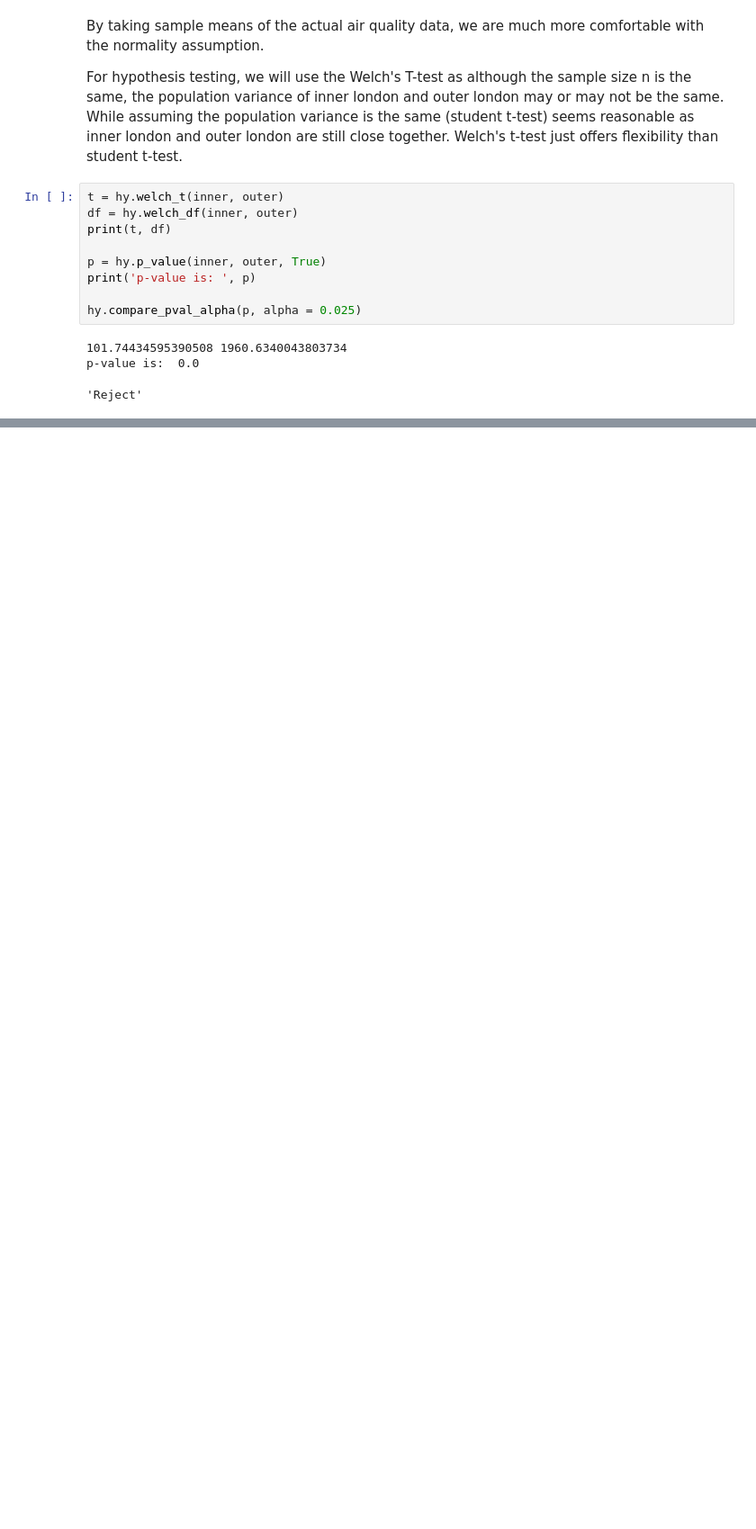
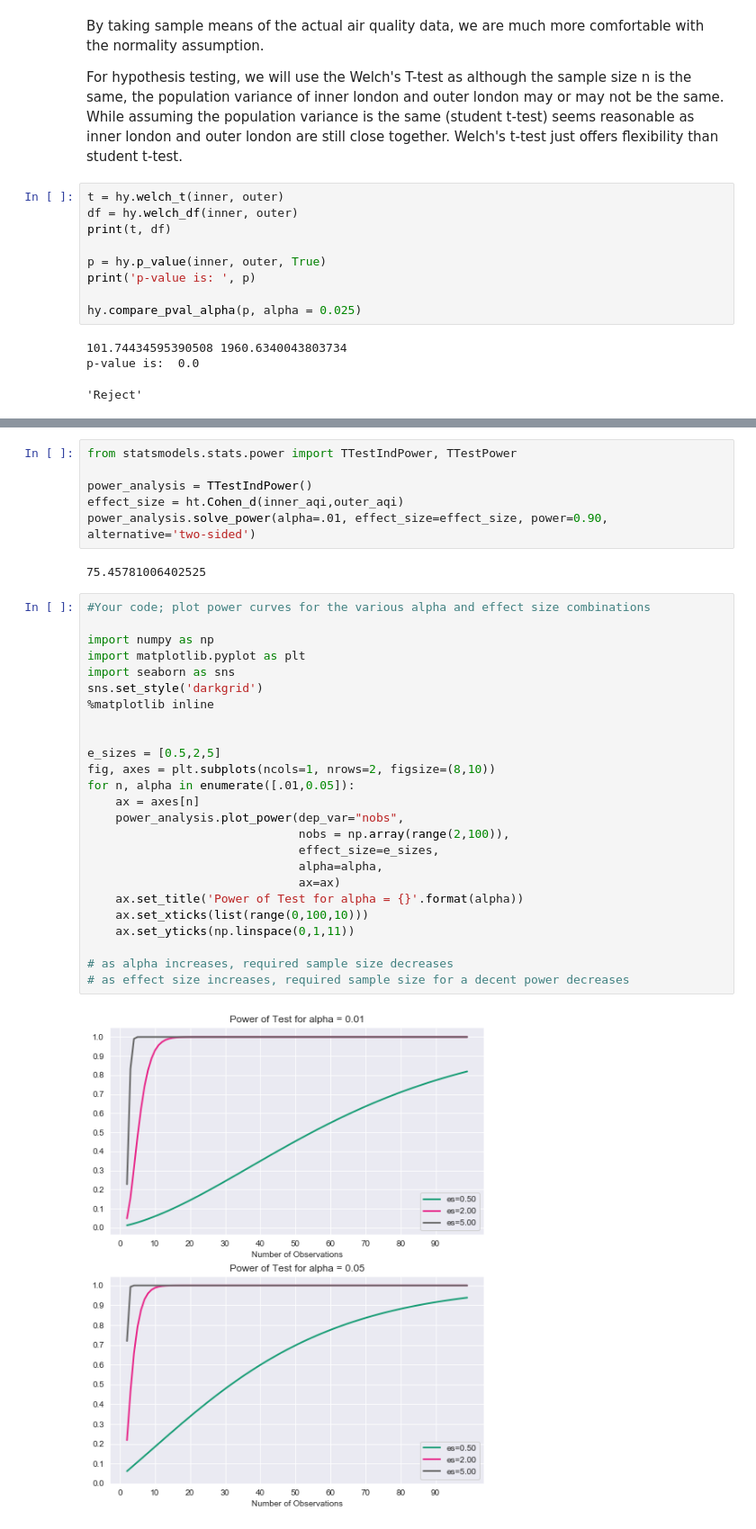
Before and after one commit to tinacliu/mod3_project, a Jupyter notebook: Hyp 1 and 4.ipynb, the cells around one changed output, grey strips where cells are left out. Shown at 90% size. Saved outputs shown, nothing was run; the diff lists cells and outputs as text; blank space fills up the shorter version.

Commit message:
turned group hypothesis test into function and calculated eff size and power

```diff
--- a/Hyp 1 and 4.ipynb
+++ b/Hyp 1 and 4.ipynb
@@ -102,0 +114,35 @@ Ttest_indResult(statistic=-142.68510676092848, pvalue=0.0)
+# %%
+from statsmodels.stats.power import TTestIndPower, TTestPower
+
+power_analysis = TTestIndPower()
+effect_size = ht.Cohen_d(inner_aqi,outer_aqi)
+power_analysis.solve_power(alpha=.01, effect_size=effect_size, power=0.90, alternative='two-sided')
+# %% [output]
+75.45781006402525
+# %%
+#Your code; plot power curves for the various alpha and effect size combinations
+
+import numpy as np
+import matplotlib.pyplot as plt
+import seaborn as sns
+sns.set_style('darkgrid')
+%matplotlib inline
+
+
+e_sizes = [0.5,2,5]
+fig, axes = plt.subplots(ncols=1, nrows=2, figsize=(8,10))
+for n, alpha in enumerate([.01,0.05]):
+    ax = axes[n]
+    power_analysis.plot_power(dep_var="nobs",
+                              nobs = np.array(range(2,100)),
+                              effect_size=e_sizes,
+                              alpha=alpha,
+                              ax=ax)
+    ax.set_title('Power of Test for alpha = {}'.format(alpha))
+    ax.set_xticks(list(range(0,100,10)))
+    ax.set_yticks(np.linspace(0,1,11))
+
+# as alpha increases, required sample size decreases
+# as effect size increases, required sample size for a decent power decreases
+# %% [output]
+[figure, added]
```
Also changed, not shown: parts of 6 cells of this notebook, 1 other file.
